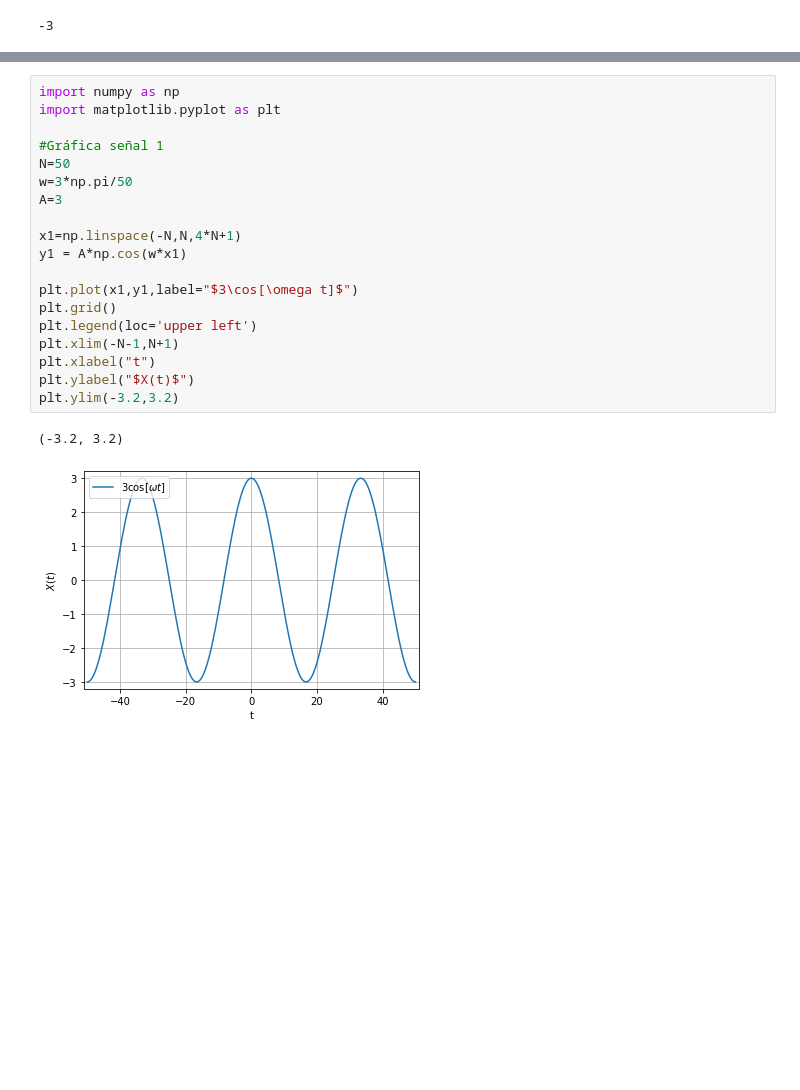
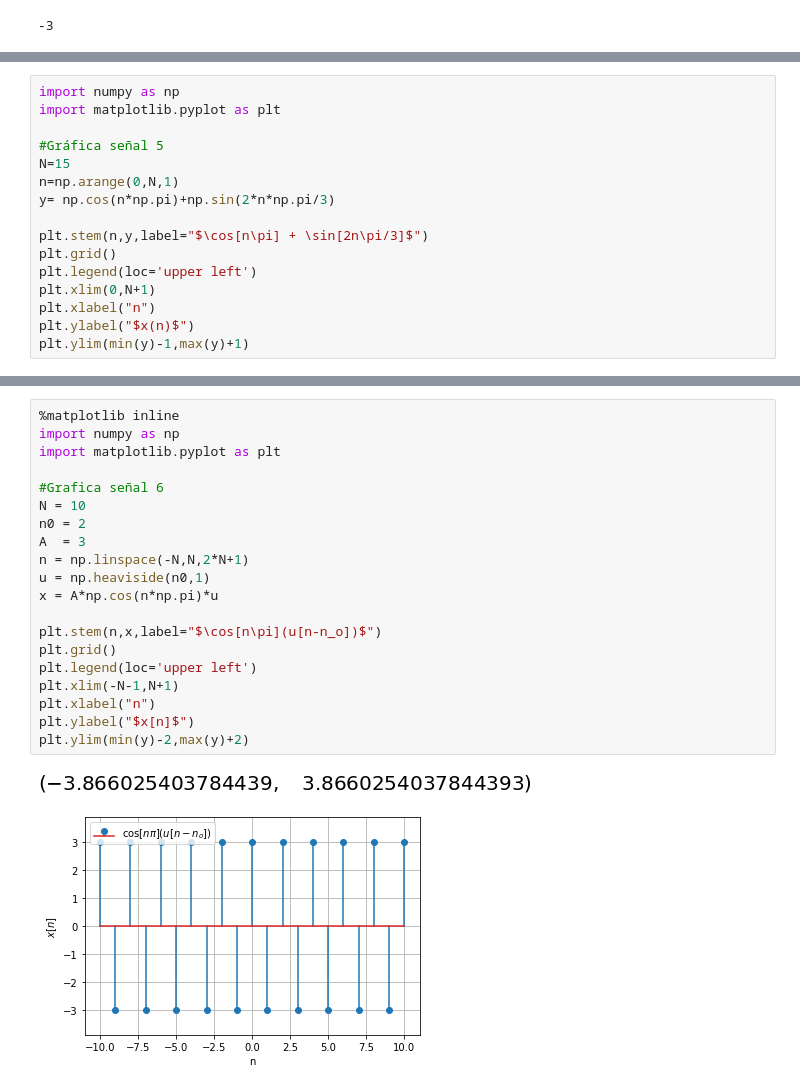
Before and after one commit to sejaramillotr/Taller1, a Jupyter notebook: Taller1.ipynb, the cells around one changed output, grey strips where cells are left out. Saved outputs shown, nothing was run; the diff lists cells and outputs as text; blank space fills up the shorter version.

```diff
--- a/Taller1.ipynb
+++ b/Taller1.ipynb
@@ -108,0 +414,16 @@ Como se aprecia, son dos funciones periódicas aunque en diferentes ejes, por lo
+# %%
+import numpy as np
+import matplotlib.pyplot as plt
+
+#Gráfica señal 5
+N=15
+n=np.arange(0,N,1)
+y= np.cos(n*np.pi)+np.sin(2*n*np.pi/3)
+
+plt.stem(n,y,label="$\cos[n\pi] + \sin[2n\pi/3]$")
+plt.grid()
+plt.legend(loc='upper left')
+plt.xlim(0,N+1)
+plt.xlabel("n")
+plt.ylabel("$x(n)$")
+plt.ylim(min(y)-1,max(y)+1)
@@ -109,22 +448,23 @@ Como se aprecia, son dos funciones periódicas aunque en diferentes ejes, por lo
 # %%
+%matplotlib inline
 import numpy as np
 import matplotlib.pyplot as plt
 
-#Gráfica señal 1
-N=50
-w=3*np.pi/50
-A=3
+#Grafica señal 6
+N = 10
+n0 = 2
+A  = 3
+n = np.linspace(-N,N,2*N+1)
+u = np.heaviside(n0,1)
+x = A*np.cos(n*np.pi)*u
 
-x1=np.linspace(-N,N,4*N+1)
-y1 = A*np.cos(w*x1)
-
-plt.plot(x1,y1,label="$3\cos[\omega t]$")
+plt.stem(n,x,label="$\cos[n\pi](u[n-n_o])$")
 plt.grid()
 plt.legend(loc='upper left')
 plt.xlim(-N-1,N+1)
-plt.xlabel("t")
-plt.ylabel("$X(t)$")
-plt.ylim(-3.2,3.2)
+plt.xlabel("n")
+plt.ylabel("$x[n]$")
+plt.ylim(min(y)-2,max(y)+2)
 # %% [output]
-(-3.2, 3.2)
-[figure, old version]
+[figure, new version]
+[figure, added]
```
Also changed, not shown: parts of 25 cells of this notebook.
